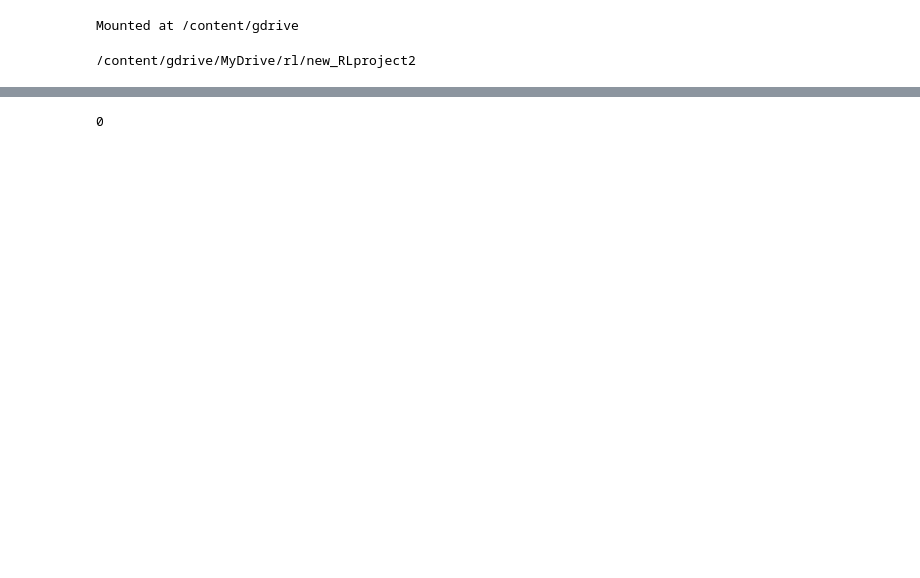
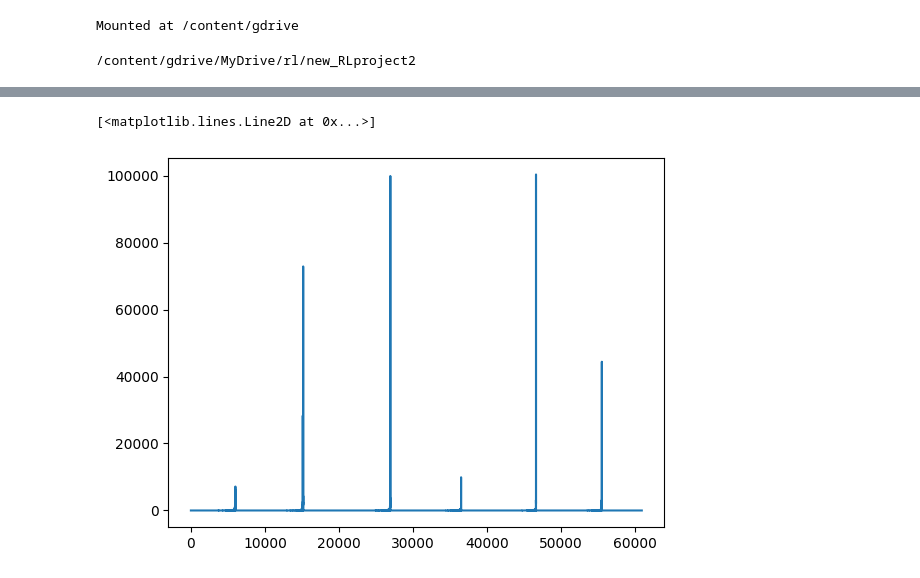
Before and after one commit to KIM-BYOUNGKYU/new_RLproject2, a Jupyter notebook: train.ipynb, the cells around one changed output, grey strips where cells are left out. Drawn from its saved outputs; the diff is of its cells as text; code cells hidden in the pictures; blank space fills up the shorter version.

```diff
--- a/train.ipynb
+++ b/train.ipynb
@@ -179,4 +266,0 @@ Output hidden; open in https://colab.research.google.com to view.
-# %%
-0
-# %% [output]
-0
@@ -182,0 +277,5 @@ Output hidden; open in https://colab.research.google.com to view.
+# %%
+plt.plot(episode_rewards)
+# %% [output]
+[<matplotlib.lines.Line2D at 0x...>]
+[figure, added]
```
Also changed, not shown: parts of 6 cells of this notebook.
